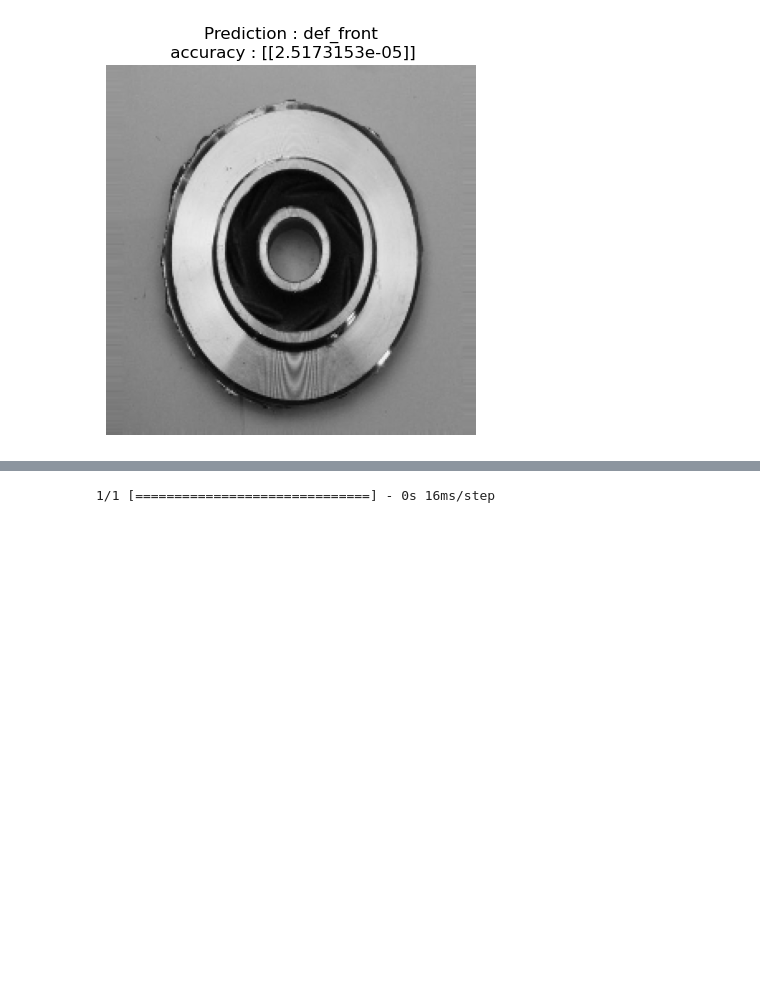
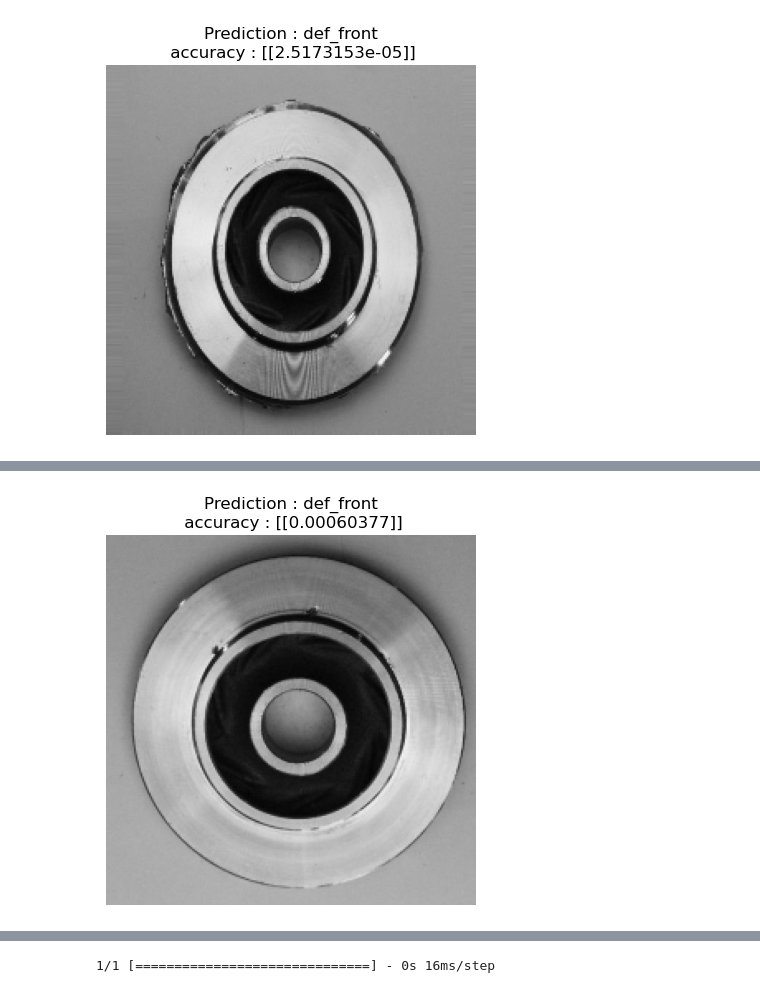
Before and after one commit to Rishu-N/TENSORFLOW, a Jupyter notebook: casting product image data for quality inspection.ipynb, the cells around one changed output, grey strips where cells are left out. Cells and saved outputs as stored; diff of their text form; code cells hidden in the pictures; blank space fills up the shorter version.

```diff
--- a/casting product image data for quality inspection.ipynb
+++ b/casting product image data for quality inspection.ipynb
@@ -617,0 +618,3 @@ pred_and_plot(model_3_1,"cast_ok_0_8208.jpeg")
+# %%
+pred_and_plot(model_3_1,"cast_def_0_8045.jpeg")
+# %% [output]
@@ -617,0 +622 @@ pred_and_plot(model_3_1,"cast_ok_0_8208.jpeg")
+[figure, added]
```
Also changed, not shown: parts of 7 cells of this notebook.
